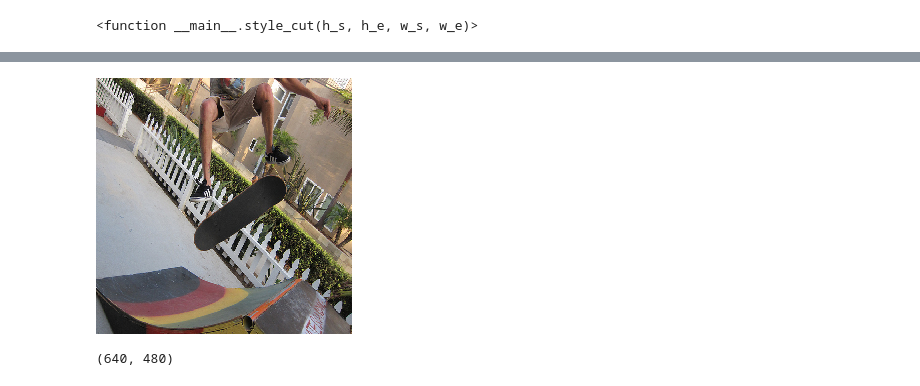
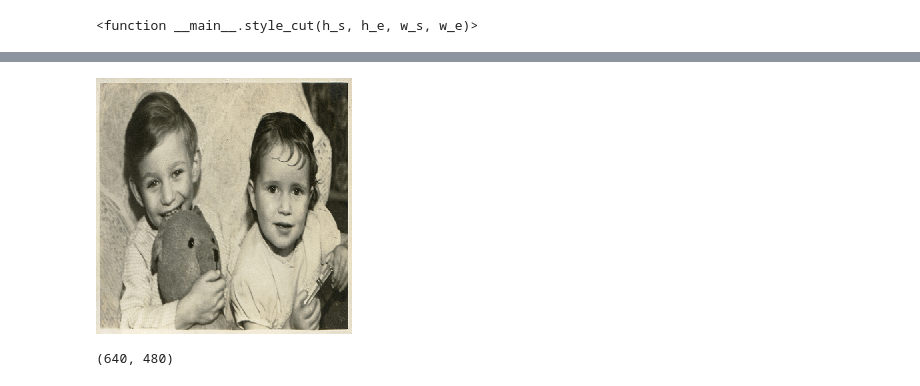
Before and after one commit to apstuff/style-transfer, a Jupyter notebook: notebooks/train.ipynb, the cells around one changed output, grey strips where cells are left out. Saved outputs shown, nothing was run; the diff lists cells and outputs as text; code cells hidden in the pictures.

```diff
--- a/notebooks/train.ipynb
+++ b/notebooks/train.ipynb
@@ -121,11 +167,11 @@ def unzip(source_filename, dest_dir):
 
 unzip('../../val2017.zip','../../storage/style-transfer/data/val2017')
 # %%
-img_path = os.listdir('../../storage/style-transfer/data/val2017/val2017/')[0]
-img = pilImage.open('../../storage/style-transfer/data/val2017/val2017/'+img_path)
+img_path = os.listdir('../../storage/style-transfer/images/val2017/')[0]
+img = pilImage.open('../../storage/style-transfer/images/val2017/'+img_path)
 img.resize((256,256),pilImage.NEAREST)
 # %% [output]
-[figure, old version]
+[figure, new version]
 # %%
 img.size
 # %% [output]
```
Also changed, not shown: parts of 13 cells of this notebook.
